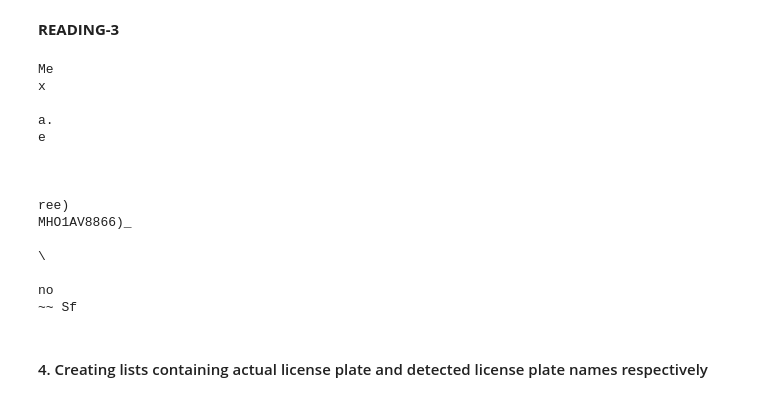
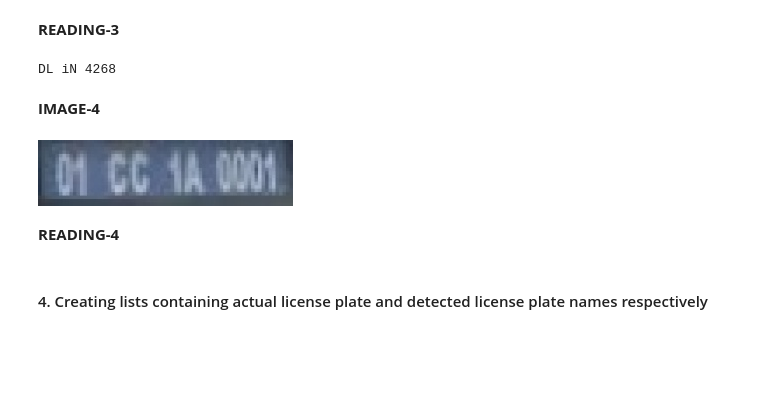
Before and after one commit to SwarnenduGanguli25/Vehicle_Number_Plate_Recognition, a Jupyter notebook: OCR_Using_Pytesseract.ipynb, the cells around one changed output. Saved outputs shown, nothing was run; the diff lists cells and outputs as text; code cells hidden in the pictures; blank space fills up the shorter version.

```diff
--- a/OCR_Using_Pytesseract.ipynb
+++ b/OCR_Using_Pytesseract.ipynb
@@ -65,20 +220,15 @@ Image('demo3.jpg')
 **READING-3**
 # %%
 from PIL import Image
-ocr_model('demo3.jpg')
+ocr_model('cut3_resized.jpg')
 # %% [output]
-Me
-x
-
-a.
-e
-
-
-
-ree)
-MHO1AV8866)_
-
-\
-
-no
-~~ Sf
+DL iN 4268
+# %% [markdown]
+**IMAGE-4**
+# %%
+from IPython.display import Image
+Image('cut4_resized.jpg')
+# %% [output]
+[figure, added]
+# %% [markdown]
+**READING-4**
```
Also changed, not shown: parts of 14 cells of this notebook.
